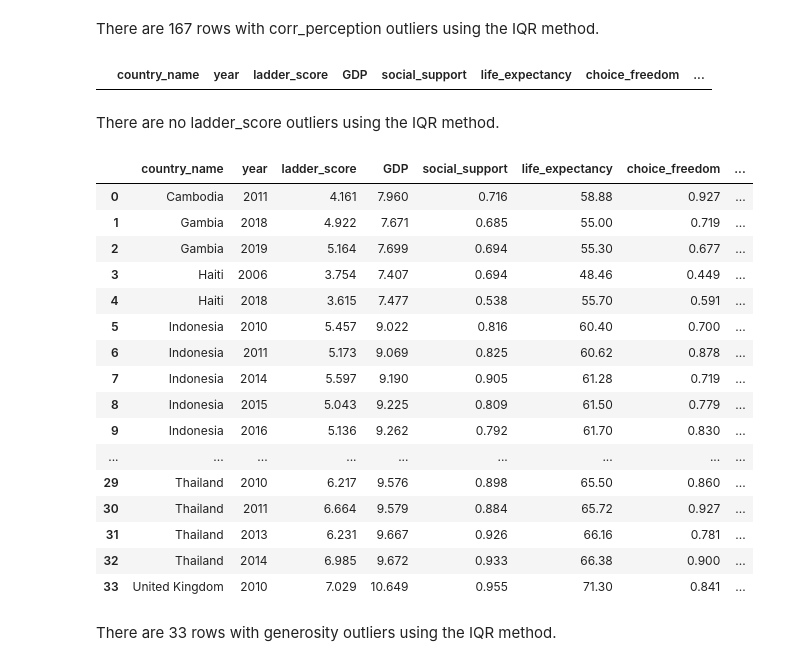
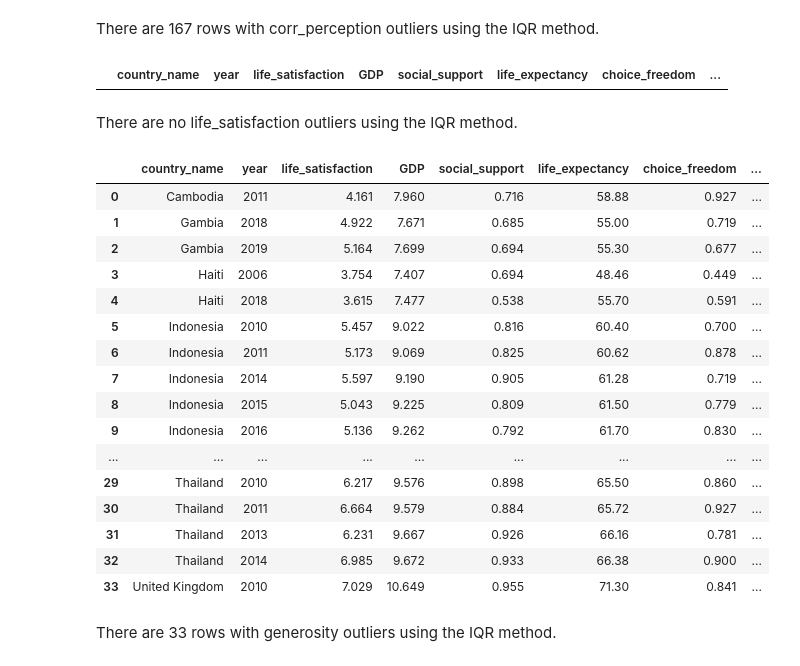
Before and after one commit to alanlwang1/COGS108_Final, a Jupyter notebook: FinalProject_group036.ipynb, the cells around one changed output. Drawn from its saved outputs; the diff is of its cells as text; code cells hidden in the pictures.

```diff
--- a/FinalProject_group036.ipynb
+++ b/FinalProject_group036.ipynb
@@ -112,11 +112,11 @@ Apart from importing the necessary library packages and dataset and taking steps
 # %%
 # Cleaning up df1: Picking necessary columns, renaming the columns, inserting a column for proper concatenation
 df1 = df1[['Country name', 'Ladder score', 'Logged GDP per capita', 'Social support', 'Healthy life expectancy', 'Freedom to make life choices', 'Generosity', 'Perceptions of corruption']]
-df1.columns = ['country_name', 'ladder_score', 'GDP', 'social_support', 'life_expectancy', 'choice_freedom', 'generosity', 'corr_perception']
+df1.columns = ['country_name', 'life_satisfaction', 'GDP', 'social_support', 'life_expectancy', 'choice_freedom', 'generosity', 'corr_perception']
 df1.insert(loc=1, column='year', value=2021)
 
 # Cleaning up df2: Renaming the columns
-df2.columns = ['country_name', 'year', 'ladder_score', 'GDP', 'social_support', 'life_expectancy', 'choice_freedom', 'generosity', 'corr_perception', 'pos_affect', 'neg_affect']
+df2.columns = ['country_name', 'year', 'life_satisfaction', 'GDP', 'social_support', 'life_expectancy', 'choice_freedom', 'generosity', 'corr_perception', 'pos_affect', 'neg_affect']
 # %%
 # Concatenating the two data frames: First concatenate, sort by name and year, pop unnecessary columns, reset the indices
 df1 = pd.concat([df1, df2])
@@ -139,10 +139,9 @@ df1.reset_index(drop=True)
 | 2097 | Zimbabwe | 2021 | 3.145 | 7.943 | 0.750 | 56.201 | 0.677 | ... |
 2098 rows × 9 columns
 # %%
-
 # Drop all the rows with any NaN columns
-df1.dropna(subset = ['ladder_score', 'GDP', 'social_support', 'life_expectancy', 'choice_freedom', 'generosity', 'corr_perception'], inplace = True)
-df2.dropna(subset = ['ladder_score', 'GDP', 'social_support', 'life_expectancy', 'choice_freedom', 'generosity', 'corr_perception', 'pos_affect'], inplace = True)
+df1.dropna(subset = ['life_satisfaction', 'GDP', 'social_support', 'life_expectancy', 'choice_freedom', 'generosity', 'corr_perception'], inplace = True)
+df2.dropna(subset = ['life_satisfaction', 'GDP', 'social_support', 'life_expectancy', 'choice_freedom', 'generosity', 'corr_perception', 'pos_affect'], inplace = True)
 # %% [markdown]
 We now have two datasets that are ready for analysis: df1 contains the data on life satisfaction from countries up to 2021, df2 contains the data on positive affect from countries up to 2020
 # %%
@@ -506,19 +505,19 @@ outliers
 # %% [markdown]
 There are 167 rows with corr_perception outliers using the IQR method.
 # %%
-q1 = df1['ladder_score'].quantile(.25)
-q3 = df1['ladder_score'].quantile(.75)
+q1 = df1['life_satisfaction'].quantile(.25)
+q3 = df1['life_satisfaction'].quantile(.75)
 
 iqr = q3 - q1
 
-upper = df1[df1['ladder_score'] > q3 + (1.5 * iqr)]
-lower = df1[df1['ladder_score'] < q1 - (1.5 * iqr)]
+upper = df1[df1['life_satisfaction'] > q3 + (1.5 * iqr)]
+lower = df1[df1['life_satisfaction'] < q1 - (1.5 * iqr)]
 outliers = pd.concat([upper, lower], ignore_index=True, sort=False)
 outliers
 # %% [output]
-|  | country_name | year | ladder_score | GDP | social_support | life_expectancy | choice_freedom | ... |
+|  | country_name | year | life_satisfaction | GDP | social_support | life_expectancy | choice_freedom | ... |
 # %% [markdown]
-There are no ladder_score outliers using the IQR method.
+There are no life_satisfaction outliers using the IQR method.
 # %%
 q1 = df2['generosity'].quantile(.25)
 q3 = df2['generosity'].quantile(.75)
@@ -530,7 +529,7 @@ lower = df2[df2['generosity'] < q1 - (1.5 * iqr)]
 outliers = pd.concat([upper, lower], ignore_index=True, sort=False)
 outliers
 # %% [output]
-|  | country_name | year | ladder_score | GDP | social_support | life_expectancy | choice_freedom | ... |
+|  | country_name | year | life_satisfaction | GDP | social_support | life_expectancy | choice_freedom | ... |
 | 0 | Cambodia | 2011 | 4.161 | 7.960 | 0.716 | 58.88 | 0.927 | ... |
 | 1 | Gambia | 2018 | 4.922 | 7.671 | 0.685 | 55.00 | 0.719 | ... |
 | 2 | Gambia | 2019 | 5.164 | 7.699 | 0.694 | 55.30 | 0.677 | ... |
```
Also changed, not shown: parts of 100 cells of this notebook.
